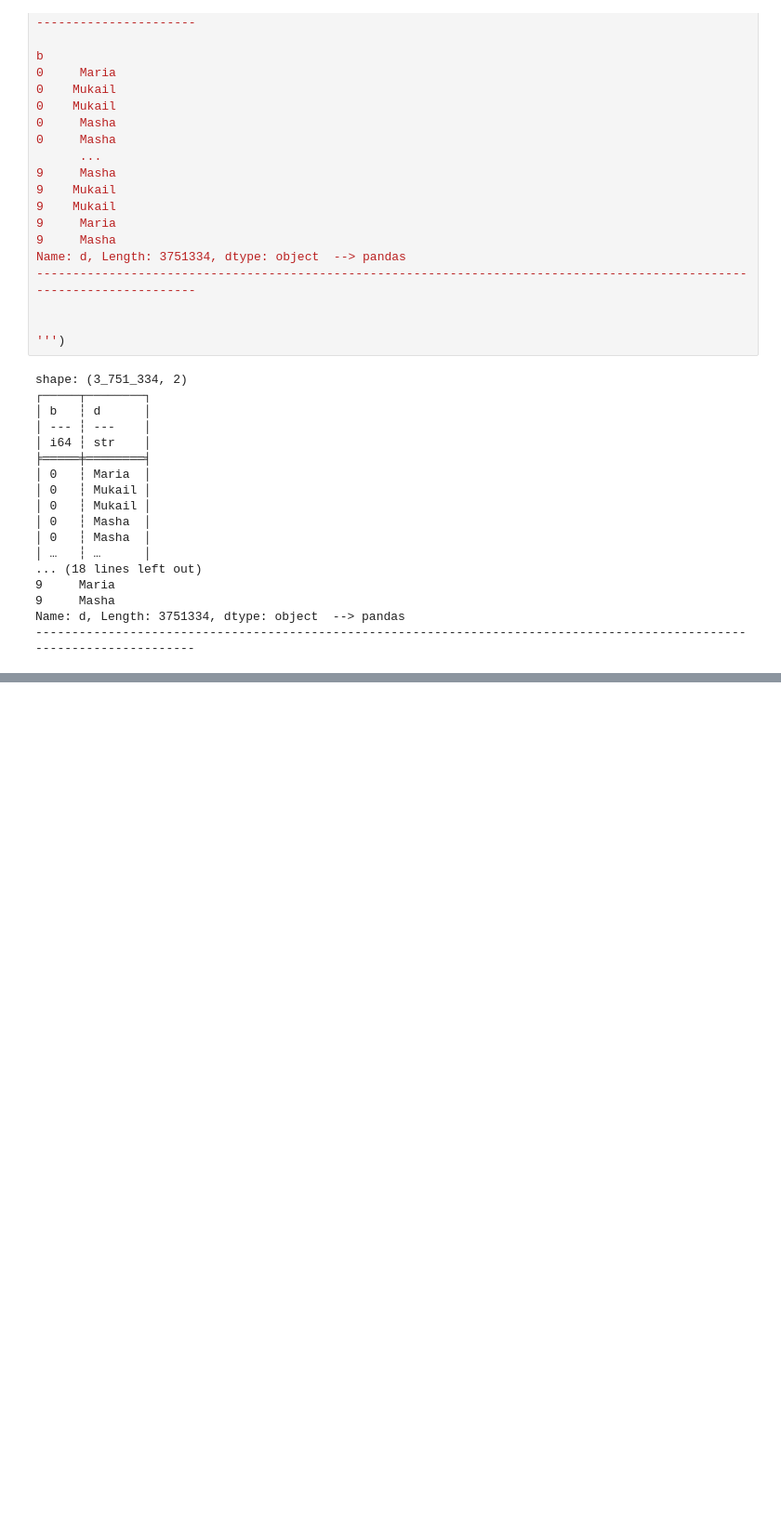
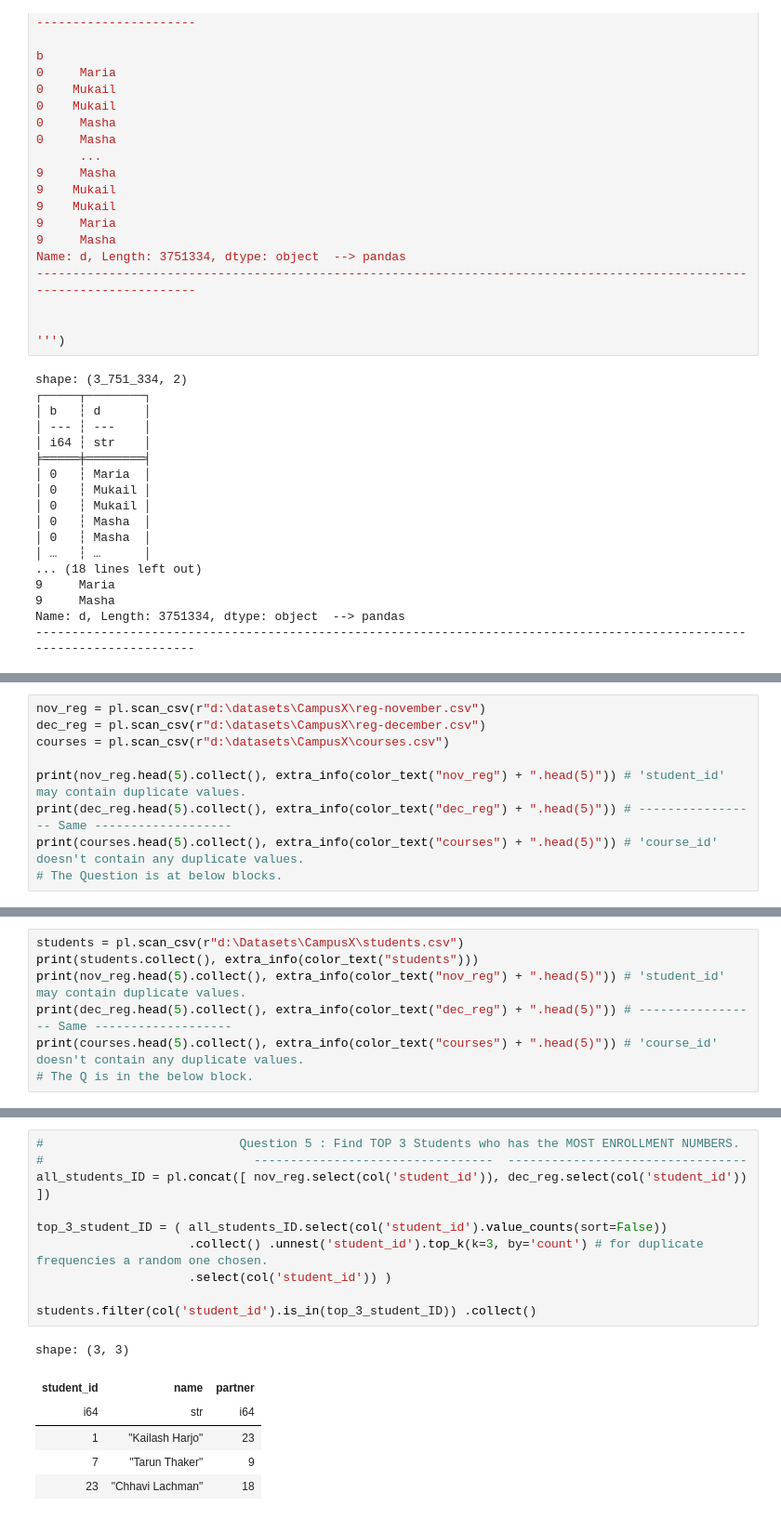
Before and after one commit to speedy1601/Data-Science-Library, a Jupyter notebook: polars/DataFrame.ipynb, the cells around one changed output, grey strips where cells are left out. Shown: that part at 93% size. Drawn from its saved outputs; the diff is of its cells as text; blank space fills up the shorter version.

Commit message:
top_k, bottom_k, value_counts and practiced join()

```diff
--- a/polars/DataFrame.ipynb
+++ b/polars/DataFrame.ipynb
@@ -926,0 +1095,9 @@ shape: (15, 2)
+# %%
+nov_reg = pl.scan_csv(r"d:\datasets\CampusX\reg-november.csv")
+dec_reg = pl.scan_csv(r"d:\datasets\CampusX\reg-december.csv")
+courses = pl.scan_csv(r"d:\datasets\CampusX\courses.csv")
+
+print(nov_reg.head(5).collect(), extra_info(color_text("nov_reg") + ".head(5)")) # 'student_id' may contain duplicate values.
+print(dec_reg.head(5).collect(), extra_info(color_text("dec_reg") + ".head(5)")) # ----------------- Same -------------------
+print(courses.head(5).collect(), extra_info(color_text("courses") + ".head(5)")) # 'course_id' doesn't contain any duplicate values.
+# The Question is at below blocks.
@@ -926,0 +1166,7 @@ shape: (15, 2)
+# %%
+students = pl.scan_csv(r"d:\Datasets\CampusX\students.csv")
+print(students.collect(), extra_info(color_text("students")))
+print(nov_reg.head(5).collect(), extra_info(color_text("nov_reg") + ".head(5)")) # 'student_id' may contain duplicate values.
+print(dec_reg.head(5).collect(), extra_info(color_text("dec_reg") + ".head(5)")) # ----------------- Same -------------------
+print(courses.head(5).collect(), extra_info(color_text("courses") + ".head(5)")) # 'course_id' doesn't contain any duplicate values.
+# The Q is in the below block.
@@ -926,0 +1281,17 @@ shape: (15, 2)
+# %%
+#                           Question 5 : Find TOP 3 Students who has the MOST ENROLLMENT NUMBERS.
+#                             ---------------------------------  ---------------------------------
+all_students_ID = pl.concat([ nov_reg.select(col('student_id')), dec_reg.select(col('student_id')) ])
+
+top_3_student_ID = ( all_students_ID.select(col('student_id').value_counts(sort=False))
+                     .collect() .unnest('student_id').top_k(k=3, by='count') # for duplicate frequencies a random one chosen.
+                     .select(col('student_id')) )
+
+students.filter(col('student_id').is_in(top_3_student_ID)) .collect()
+# %% [output]
+shape: (3, 3)
+| student_id | name | partner |
+| i64 | str | i64 |
+| 1 | "Kailash Harjo" | 23 |
+| 7 | "Tarun Thaker" | 9 |
+| 23 | "Chhavi Lachman" | 18 |
```
Also changed, not shown: parts of 23 cells of this notebook, 6 other files.
